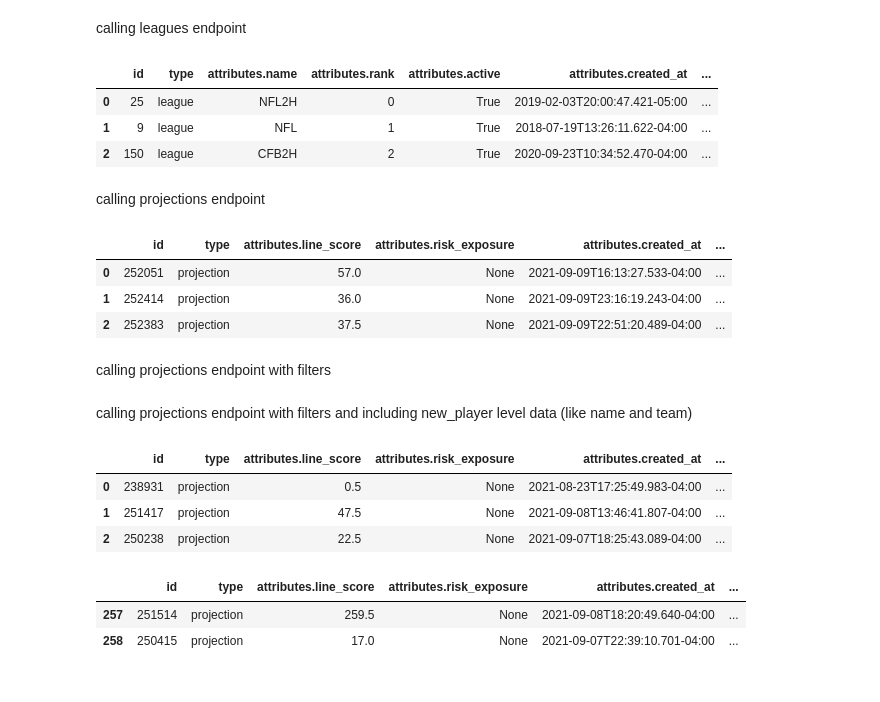
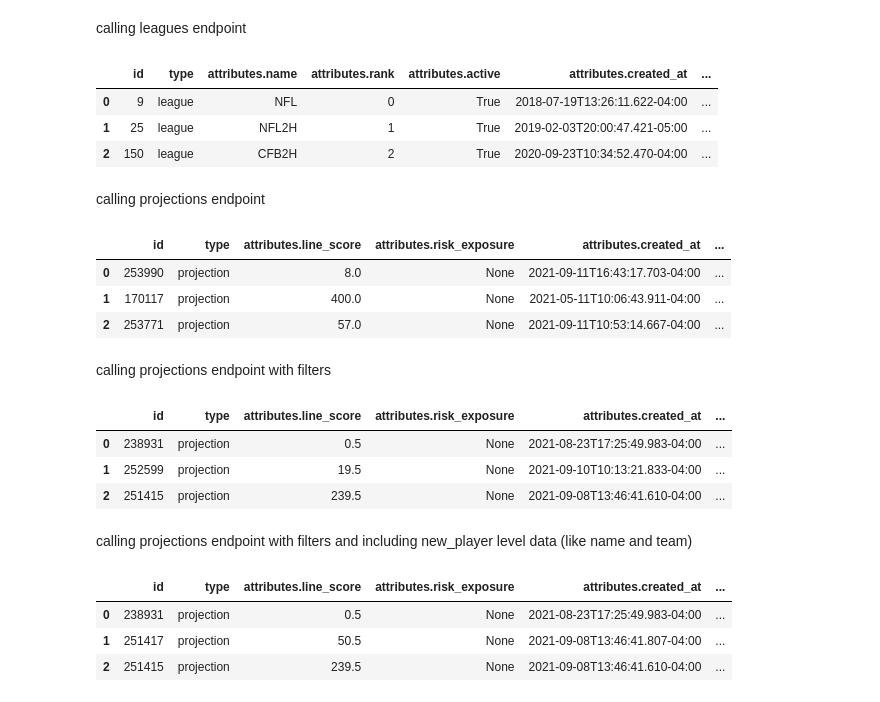
Before and after one commit to mada949/PrizePicks-API, a Jupyter notebook: examples.ipynb, the cells around one changed output. Cells and saved outputs as stored; diff of their text form; code cells hidden in the pictures.

Commit message:
updated code examples and all leagues

```diff
--- a/examples.ipynb
+++ b/examples.ipynb
@@ -21,7 +21,13 @@ def call_endpoint(url, max_level=3, include_new_player_attributes=False):
     included = pd.json_normalize(resp['included'], max_level=max_level)
     if include_new_player_attributes:
         inc_cop = included[included['type'] == 'new_player'].copy().dropna(axis=1)
-        data = pd.merge(data, inc_cop, how='left', left_on=['relationships.new_player.data.id','relationships.new_player.data.type'], right_on=['id','type'], suffixes=('', '_new_player'))
+        data = pd.merge(data
+                        , inc_cop
+                        , how='left'
+                        , left_on=['relationships.new_player.data.id'
+                                   ,'relationships.new_player.data.type']
+                        , right_on=['id', 'type']
+                        , suffixes=('', '_new_player'))
     return data
 # %% [markdown]
 calling leagues endpoint
@@ -31,8 +37,8 @@ df = call_endpoint(url)
 df.head(3)
 # %% [output]
 |  | id | type | attributes.name | attributes.rank | attributes.active | attributes.created_at | ... |
-| 0 | 25 | league | NFL2H | 0 | True | 2019-02-03T20:00:47.421-05:00 | ... |
-| 1 | 9 | league | NFL | 1 | True | 2018-07-19T13:26:11.622-04:00 | ... |
+| 0 | 9 | league | NFL | 0 | True | 2018-07-19T13:26:11.622-04:00 | ... |
+| 1 | 25 | league | NFL2H | 1 | True | 2019-02-03T20:00:47.421-05:00 | ... |
 | 2 | 150 | league | CFB2H | 2 | True | 2020-09-23T10:34:52.470-04:00 | ... |
 # %% [markdown]
 calling projections endpoint
@@ -42,29 +48,28 @@ df = call_endpoint(url)
 df.head(3)
 # %% [output]
 |  | id | type | attributes.line_score | attributes.risk_exposure | attributes.created_at | ... |
-| 0 | 252051 | projection | 57.0 | None | 2021-09-09T16:13:27.533-04:00 | ... |
-| 1 | 252414 | projection | 36.0 | None | 2021-09-09T23:16:19.243-04:00 | ... |
-| 2 | 252383 | projection | 37.5 | None | 2021-09-09T22:51:20.489-04:00 | ... |
+| 0 | 253990 | projection | 8.0 | None | 2021-09-11T16:43:17.703-04:00 | ... |
+| 1 | 170117 | projection | 400.0 | None | 2021-05-11T10:06:43.911-04:00 | ... |
+| 2 | 253771 | projection | 57.0 | None | 2021-09-11T10:53:14.667-04:00 | ... |
 # %% [markdown]
 calling projections endpoint with filters
 # %%
-url = 'https://partner-api.prizepicks.com/projections?league_id=9&per_page=10&single_stat=true'
+url = 'https://partner-api.prizepicks.com/projections?league_id=9&per_page=10'
 df = call_endpoint(url)
 df.head(3)
+# %% [output]
+|  | id | type | attributes.line_score | attributes.risk_exposure | attributes.created_at | ... |
+| 0 | 238931 | projection | 0.5 | None | 2021-08-23T17:25:49.983-04:00 | ... |
+| 1 | 252599 | projection | 19.5 | None | 2021-09-10T10:13:21.833-04:00 | ... |
+| 2 | 251415 | projection | 239.5 | None | 2021-09-08T13:46:41.610-04:00 | ... |
 # %% [markdown]
 calling projections endpoint with filters and including new_player level data (like name and team)
 # %%
-url = 'https://partner-api.prizepicks.com/projections?league_id=9&per_page=1000&single_stat=true'
+url = 'https://partner-api.prizepicks.com/projections?league_id=9&per_page=1000'
 df = call_endpoint(url, include_new_player_attributes=True)
 df.head(3)
 # %% [output]
 |  | id | type | attributes.line_score | attributes.risk_exposure | attributes.created_at | ... |
 | 0 | 238931 | projection | 0.5 | None | 2021-08-23T17:25:49.983-04:00 | ... |
-| 1 | 251417 | projection | 47.5 | None | 2021-09-08T13:46:41.807-04:00 | ... |
-| 2 | 250238 | projection | 22.5 | None | 2021-09-07T18:25:43.089-04:00 | ... |
+| 1 | 251417 | projection | 50.5 | None | 2021-09-08T13:46:41.807-04:00 | ... |
+| 2 | 251415 | projection | 239.5 | None | 2021-09-08T13:46:41.610-04:00 | ... |
-# %%
-df[df['attributes.name'] == 'Jameis Winston']
-# %% [output]
-|  | id | type | attributes.line_score | attributes.risk_exposure | attributes.created_at | ... |
-| 257 | 251514 | projection | 259.5 | None | 2021-09-08T18:20:49.640-04:00 | ... |
-| 258 | 250415 | projection | 17.0 | None | 2021-09-07T22:39:10.701-04:00 | ... |
```
Also changed, not shown: 1 other file.
